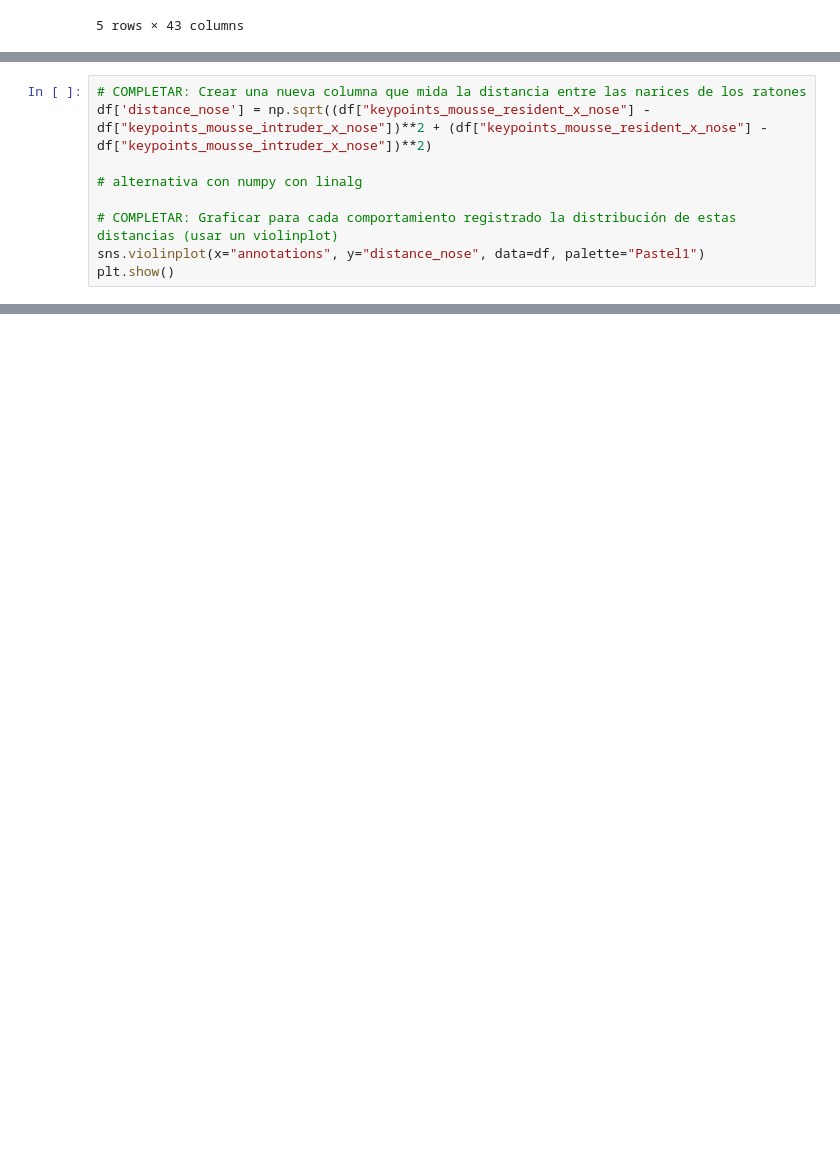
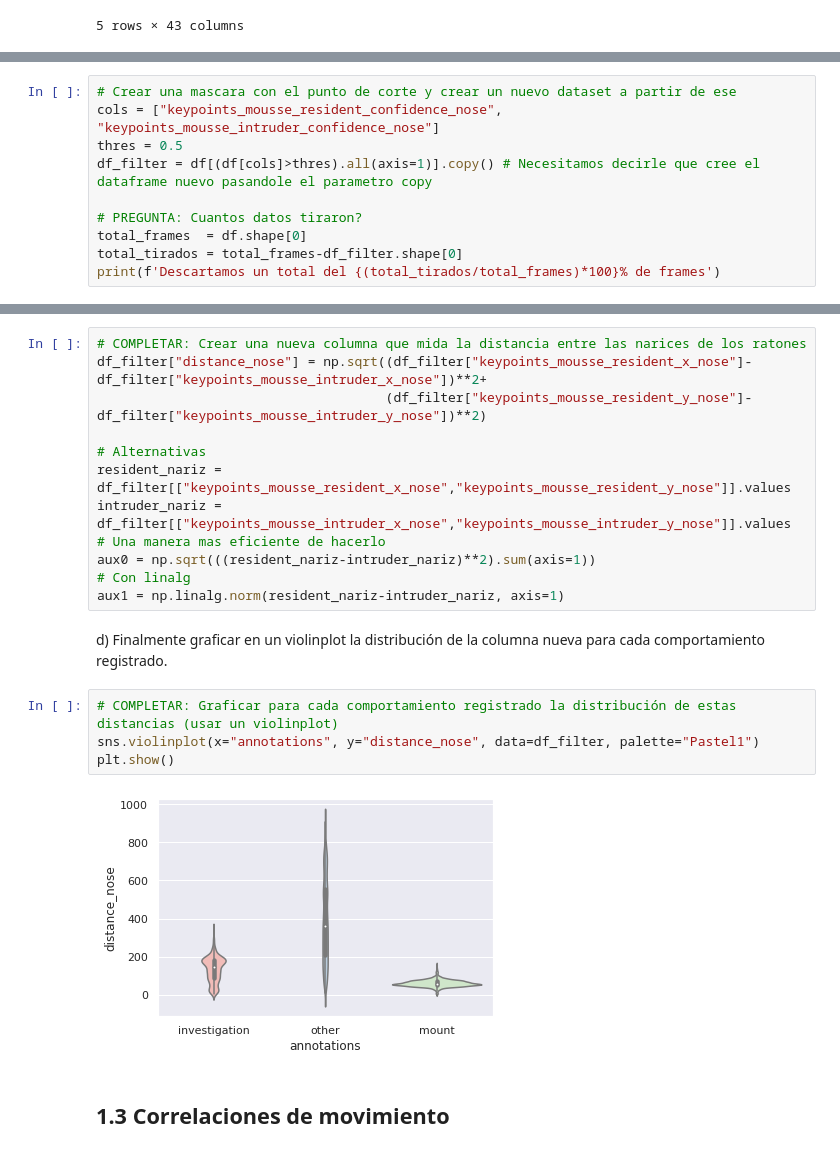
Before and after one commit to gastonbujia/curso-visualizacion-datos-SAN-2022, a Jupyter notebook: notebooks/SAN_dia_2/solucion/sol_notebook_comportamiento_social_calms21.ipynb, the cells around one changed output, grey strips where cells are left out. Saved outputs shown, nothing was run; the diff lists cells and outputs as text; blank space fills up the shorter version.

```diff
--- a/notebooks/SAN_dia_2/solucion/sol_notebook_comportamiento_social_calms21.ipynb
+++ b/notebooks/SAN_dia_2/solucion/sol_notebook_comportamiento_social_calms21.ipynb
@@ -306,9 +273,0 @@ RECORDAR DISTANCIA EUCLIDEA
-# %%
-# COMPLETAR: Crear una nueva columna que mida la distancia entre las narices de los ratones
-df['distance_nose'] = np.sqrt((df["keypoints_mousse_resident_x_nose"] - df["keypoints_mousse_intruder_x_nose"])**2 + (df["keypoints_mousse_resident_x_nose"] - df["keypoints_mousse_intruder_x_nose"])**2)
-
-# alternativa con numpy con linalg
-
-# COMPLETAR: Graficar para cada comportamiento registrado la distribución de estas distancias (usar un violinplot)
-sns.violinplot(x="annotations", y="distance_nose", data=df, palette="Pastel1")
-plt.show()
@@ -823,0 +276,10 @@ def normalize_data(orig_pose_dictionary, rotate=False):
+# %%
+# Crear una mascara con el punto de corte y crear un nuevo dataset a partir de ese
+cols = ["keypoints_mousse_resident_confidence_nose", "keypoints_mousse_intruder_confidence_nose"]
+thres = 0.5
+df_filter = df[(df[cols]>thres).all(axis=1)].copy() # Necesitamos decirle que cree el dataframe nuevo pasandole el parametro copy
+
+# PREGUNTA: Cuantos datos tiraron?
+total_frames  = df.shape[0]
+total_tirados = total_frames-df_filter.shape[0]
+print(f'Descartamos un total del {(total_tirados/total_frames)*100}% de frames')
@@ -823,0 +295,22 @@ def normalize_data(orig_pose_dictionary, rotate=False):
+# %%
+# COMPLETAR: Crear una nueva columna que mida la distancia entre las narices de los ratones
+df_filter["distance_nose"] = np.sqrt((df_filter["keypoints_mousse_resident_x_nose"]-df_filter["keypoints_mousse_intruder_x_nose"])**2+
+                                     (df_filter["keypoints_mousse_resident_y_nose"]-df_filter["keypoints_mousse_intruder_y_nose"])**2)
+
+# Alternativas
+resident_nariz = df_filter[["keypoints_mousse_resident_x_nose","keypoints_mousse_resident_y_nose"]].values
+intruder_nariz = df_filter[["keypoints_mousse_intruder_x_nose","keypoints_mousse_intruder_y_nose"]].values
+# Una manera mas eficiente de hacerlo
+aux0 = np.sqrt(((resident_nariz-intruder_nariz)**2).sum(axis=1))
+# Con linalg
+aux1 = np.linalg.norm(resident_nariz-intruder_nariz, axis=1)
+# %% [markdown]
+d) Finalmente graficar en un violinplot la distribución de la columna nueva para cada comportamiento registrado.
+# %%
+# COMPLETAR: Graficar para cada comportamiento registrado la distribución de estas distancias (usar un violinplot)
+sns.violinplot(x="annotations", y="distance_nose", data=df_filter, palette="Pastel1")
+plt.show()
+# %% [output]
+[figure, added]
+# %% [markdown]
+## 1.3 Correlaciones de movimiento
```
Also changed, not shown: parts of 73 cells of this notebook.
